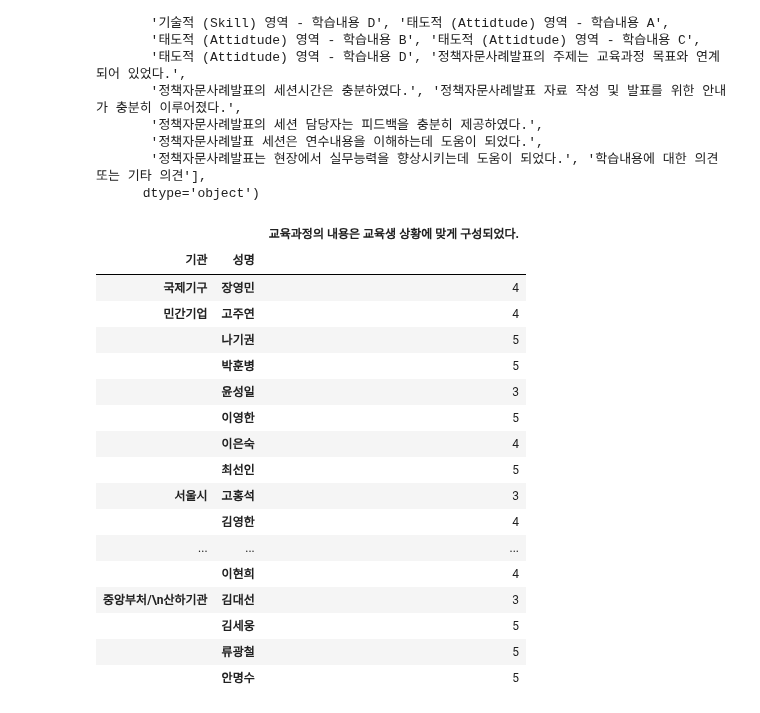
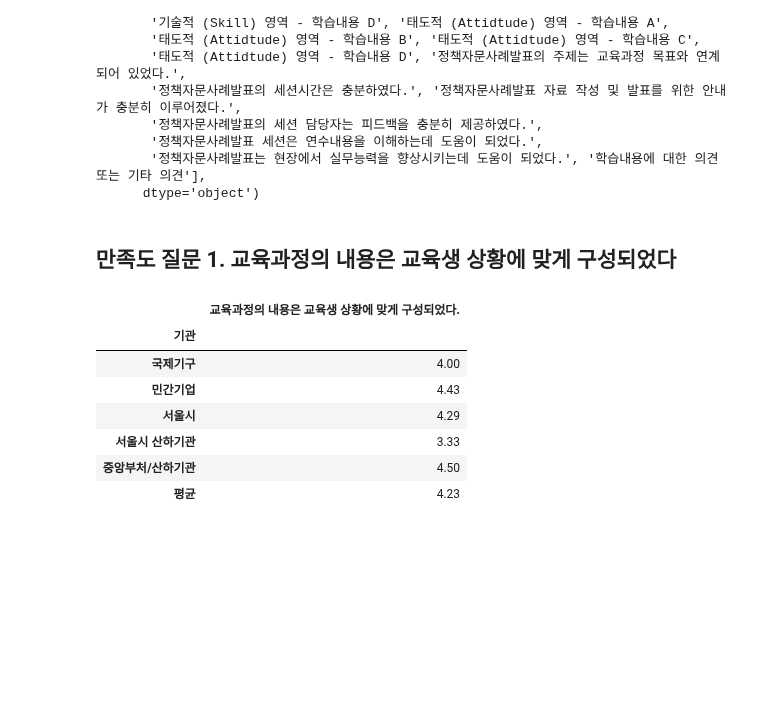
Before and after one commit to jgumin/jupyter-notebook, a Jupyter notebook: isus/scp교육생분석.ipynb, the cells around one changed output. Cells and saved outputs as stored; diff of their text form; code cells hidden in the pictures; blank space fills up the shorter version.

```diff
--- a/isus/scp교육생분석.ipynb
+++ b/isus/scp교육생분석.ipynb
@@ -560,25 +578,19 @@ Index(['ID', '시작 시간', '완료 시간', '전자 메일', '성명', '전
        '정책자문사례발표 세션은 연수내용을 이해하는데 도움이 되었다.',
        '정책자문사례발표는 현장에서 실무능력을 향상시키는데 도움이 되었다.', '학습내용에 대한 의견 또는 기타 의견'],
       dtype='object')
+# %% [markdown]
+## 만족도 질문 1. 교육과정의 내용은 교육생 상황에 맞게 구성되었다
 # %%
-post_group = post.groupby(['기관','성명'])
-post_group[['교육과정의 내용은 교육생 상황에 맞게 구성되었다.']].mean()
+# post_group = post.groupby(['기관'])
+# post_group[['교육과정의 내용은 교육생 상황에 맞게 구성되었다.']].mean().round(2)
+post.pivot_table(values='교육과정의 내용은 교육생 상황에 맞게 구성되었다.',index=['기관'],
+                 aggfunc='mean',margins=True, margins_name="평균").round(2)
 # %% [output]
-|  |  | 교육과정의 내용은 교육생 상황에 맞게 구성되었다. |
-| 기관 | 성명 |  |
-| 국제기구 | 장영민 | 4 |
-| 민간기업 | 고주연 | 4 |
-|  | 나기권 | 5 |
-|  | 박훈병 | 5 |
-|  | 윤성일 | 3 |
-|  | 이영한 | 5 |
-|  | 이은숙 | 4 |
-|  | 최선인 | 5 |
-| 서울시 | 고홍석 | 3 |
-|  | 김영한 | 4 |
-| ... | ... | ... |
-|  | 이현희 | 4 |
-| 중앙부처/\n산하기관 | 김대선 | 3 |
-|  | 김세웅 | 5 |
-|  | 류광철 | 5 |
-|  | 안명수 | 5 |
+|  | 교육과정의 내용은 교육생 상황에 맞게 구성되었다. |
+| 기관 |  |
+| 국제기구 | 4.00 |
+| 민간기업 | 4.43 |
+| 서울시 | 4.29 |
+| 서울시 산하기관 | 3.33 |
+| 중앙부처/산하기관 | 4.50 |
+| 평균 | 4.23 |
```
Also changed, not shown: parts of 15 cells of this notebook.
